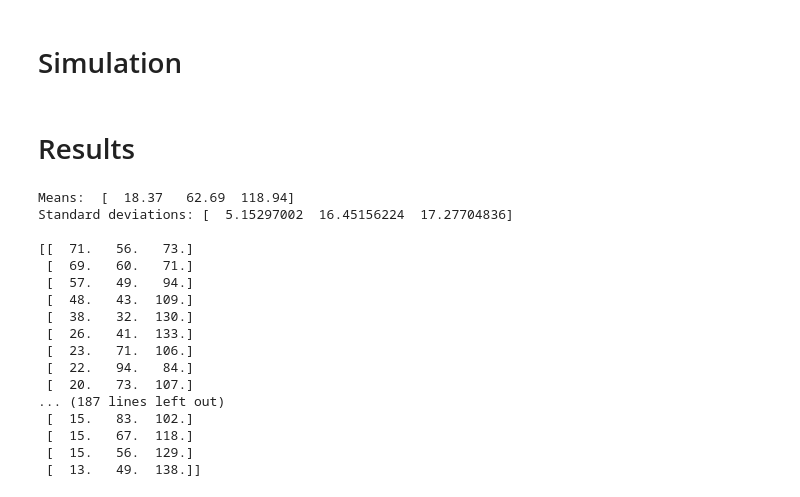
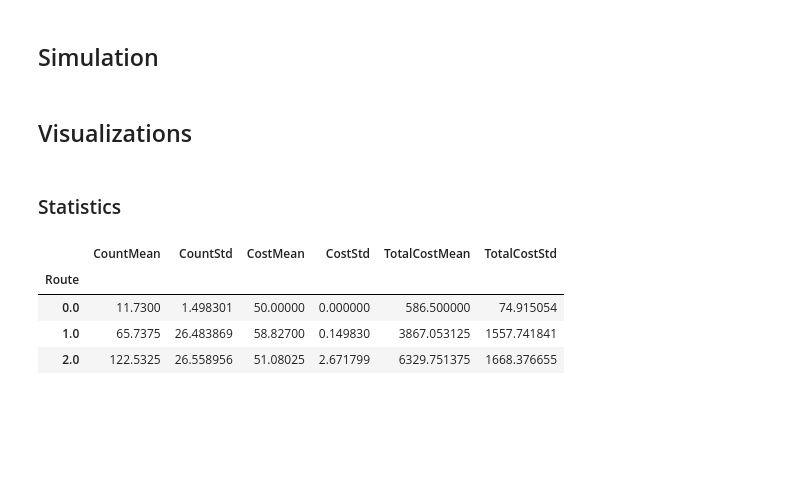
Before and after one commit to ksheng-/TrafficFlowSimulator, a Jupyter notebook: Simulator.ipynb, the cells around one changed output. Cells and saved outputs as stored; diff of their text form; code cells hidden in the pictures; blank space fills up the shorter version.

Commit message:
added visualizations applied moving average to trpf

```diff
--- a/Simulator.ipynb
+++ b/Simulator.ipynb
@@ -25,7 +29,6 @@ def get_reports(agents, trpf, choices, excess_traveller_counts):
         agents, choices, repeat(excess_traveller_counts)))
     list(map(lambda route, report: trpf.recieve_report(route, report), choices, reports))
 
-def give_trpfs(trpf, trpf_agents):
-    route_trpfs = trpf.calculate_trpf()
+def give_trpfs(trpf_agents, route_trpfs):
     list(map(lambda agent, trpf: agent.recieve_trpf(trpf), trpf_agents, repeat(route_trpfs)))
 # %% [markdown]
@@ -45,6 +48,6 @@ agent_count = config['agent_count']
 change_percent = config['change_percent']
 routes = config['routes']
 route_opts = np.array(config['route_opts'])[:, np.newaxis]
-round_count = config['round_count']
+round_count = 1000 #config['round_count']
 road_params = config['road_params']
 # %% [markdown]
@@ -80,7 +83,8 @@ for i, route in enumerate(routes):
 route_to_road = np.matrix(route_to_road)
 road_to_route = route_to_road.T
 
-historic_choices = np.zeros((round_count, route_count))
+data = pd.DataFrame(columns = ['Route', 'Count', 'Cost', 'Trpf', 'Round'])
+
 print('Number of trpf users: {}, Number of routes: {}, Number of roads:{}'.format(len(trpf_agents),\
     route_count, len(roads)))
 # %% [output]
@@ -88,5 +94,5 @@ Number of trpf users: 187, Number of routes: 3, Number of roads:7
 # %% [markdown]
-# Simulation
+## Simulation
 # %%
 while trpf.start_new_round():
     choices, route_traveller_counts = get_route_choices(agents, route_count)
@@ -94,32 +100,38 @@ while trpf.start_new_round():
     route_costs = get_route_costs(roads, choices, route_traveller_counts)
     give_costs(agents, choices, route_costs)
     get_reports(agents, trpf, choices, excess_traveller_counts)
-    give_trpfs(trpf, trpf_agents)
+    route_trpfs = trpf.calculate_trpf()
+    give_trpfs(trpf_agents, route_trpfs)
+
     # Save the choices
-    historic_choices[trpf.current_round,:] = route_traveller_counts[:,0]
+    for route in range(route_count):
+        route_cost = route_costs[route,0]
+        route_trpf = route_trpfs[route]
+        route_traveller_count = route_traveller_counts[route,0]
+
+        data.loc[data.shape[0]] = [route, route_traveller_count, route_cost, route_trpf, trpf.current_round]
 # %% [markdown]
-# Results
+## Visualizations
-# %%
-means = np.mean(historic_choices[-100:], axis=0)
-stds = np.std(historic_choices[-100:], axis=0)
-print('Means: ', means)
-print('Standard deviations:', stds, '\n')
-print(historic_choices)
-# %% [output]
-Means:  [  18.37   62.69  118.94]
-Standard deviations: [  5.15297002  16.45156224  17.27704836]
-
-[[  71.   56.   73.]
- [  69.   60.   71.]
- [  57.   49.   94.]
- [  48.   43.  109.]
- [  38.   32.  130.]
- [  26.   41.  133.]
- [  23.   71.  106.]
- [  22.   94.   84.]
- [  20.   73.  107.]
-... (187 lines left out)
- [  15.   83.  102.]
- [  15.   67.  118.]
- [  15.   56.  129.]
- [  13.   49.  138.]]
+# %% [markdown]
+### Statistics
+# %%
+# Drop the first 200 rounds, Trpf and Round Columns
+data['TotalCost'] = data.Count * data.Cost
+data_by_routes = data.drop(['Round', 'Trpf'], axis=1).drop(np.arange(600)).groupby('Route')
+
+means = data_by_routes.mean()
+means.columns = ['CountMean', 'CostMean', 'TotalCostMean']
+
+stds = data_by_routes.std()
+stds.columns = ['CountStd', 'CostStd', 'TotalCostStd']
+
+report = pd.concat([means, stds], axis=1)
+report = report[['CountMean', 'CountStd', 'CostMean', 'CostStd', 'TotalCostMean', 'TotalCostStd']]
+
+report
+# %% [output]
+|  | CountMean | CountStd | CostMean | CostStd | TotalCostMean | TotalCostStd |
+| Route |  |  |  |  |  |  |
+| 0.0 | 11.7300 | 1.498301 | 50.00000 | 0.000000 | 586.500000 | 74.915054 |
+| 1.0 | 65.7375 | 26.483869 | 58.82700 | 0.149830 | 3867.053125 | 1557.741841 |
+| 2.0 | 122.5325 | 26.558956 | 51.08025 | 2.671799 | 6329.751375 | 1668.376655 |
```
Also changed, not shown: parts of 17 cells of this notebook, 1 other file.
